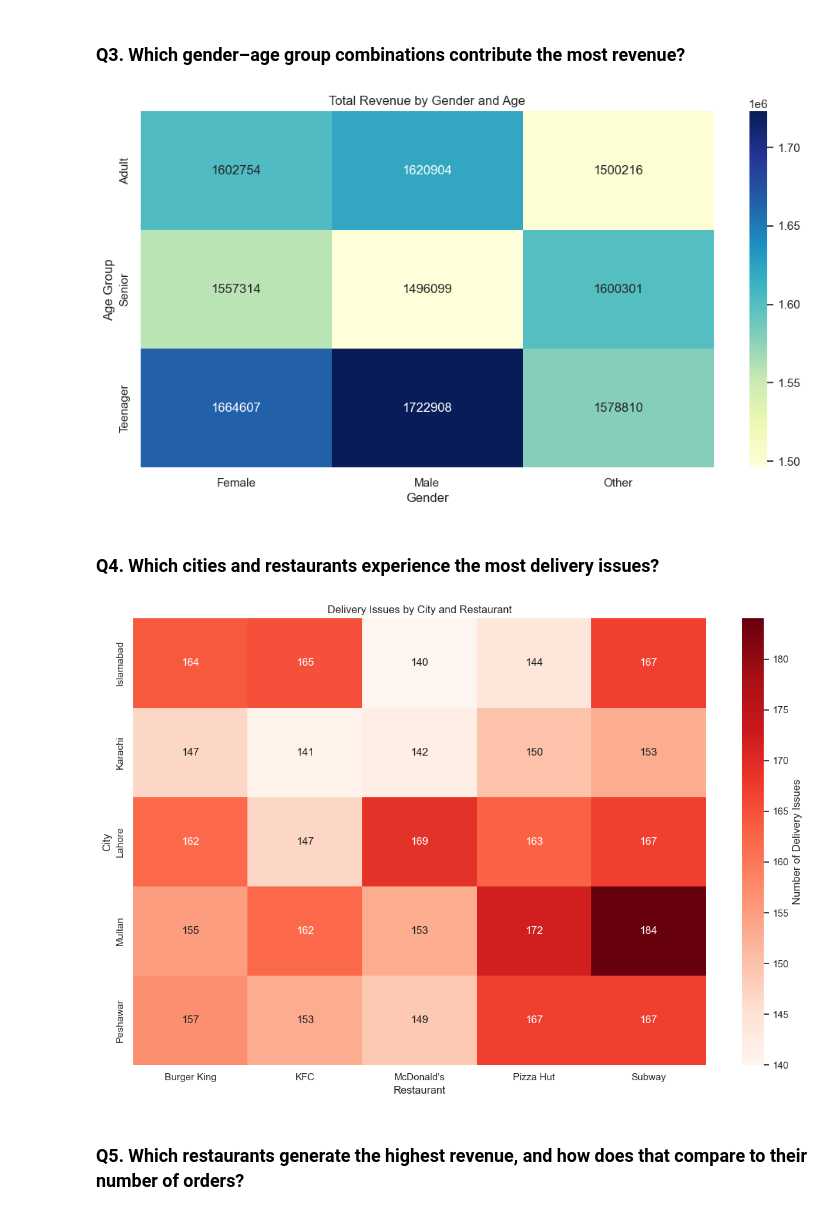
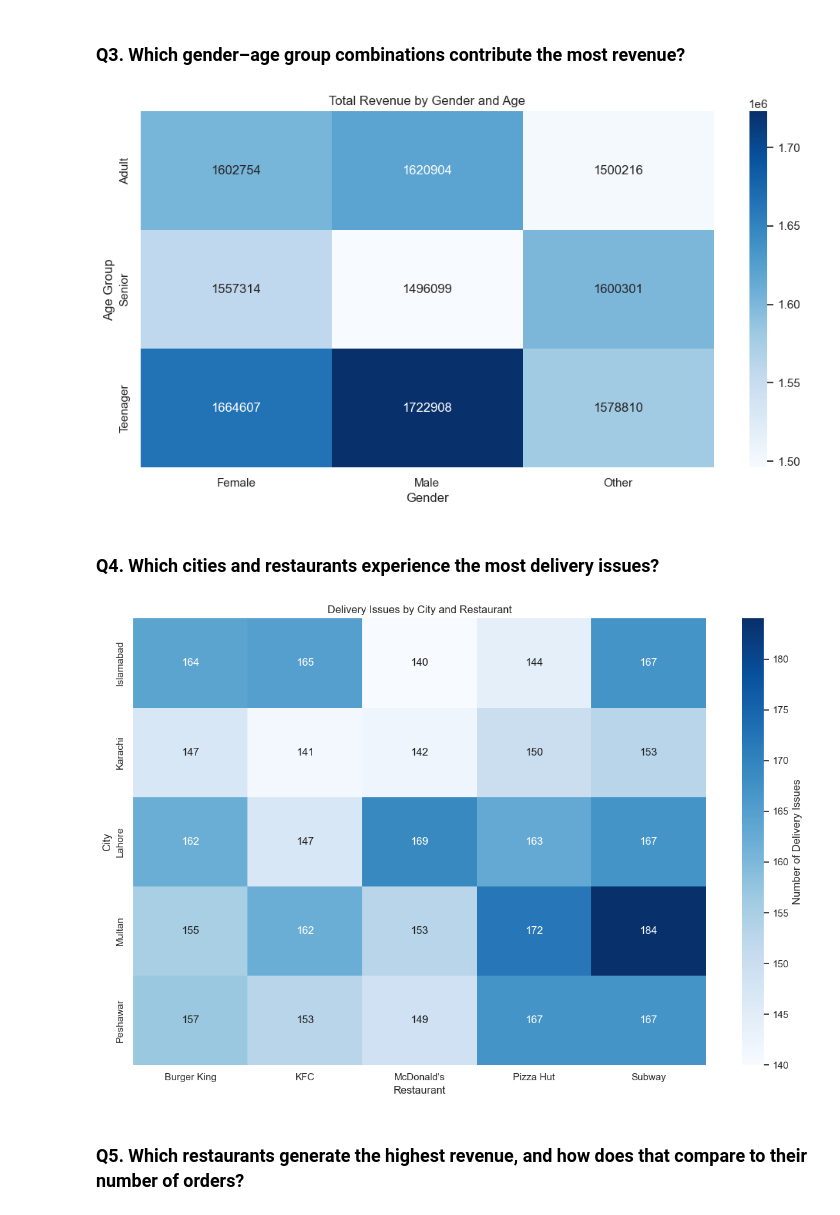
Before and after one commit to jocelynlohpei/FoodPanda_Delivery_Analysis, a Jupyter notebook: foodpanda_analysis.ipynb, the cells around one changed output. Drawn from its saved outputs; the diff is of its cells as text; code cells hidden in the pictures.

Commit message:
added plots

```diff
--- a/foodpanda_analysis.ipynb
+++ b/foodpanda_analysis.ipynb
@@ -81,10 +81,10 @@ y = monthly_orders.values
 m, b = np.polyfit(x, y, 1)
 
 #create graph
-sns.set_theme(palette="Dark2")
+sns.set_theme(palette="deep")
 plt.figure(figsize=(12,6))
 plt.plot(monthly_orders.index.astype(str), y, marker='o', label='Monthly Orders')
-plt.plot(monthly_orders.index.astype(str), m*x + b, color='red', linestyle='--', linewidth=2)
+plt.plot(monthly_orders.index.astype(str), m*x + b, color='darkorange', linestyle='--', linewidth=2)
 plt.title("Monthly Orders Over Time")
 plt.xlabel("Month")
 plt.ylabel("Number of Orders")
@@ -126,38 +126,38 @@ pivot = df.pivot_table(
 
 #create graph
 plt.figure(figsize=(12,6))
-sns.heatmap(pivot, annot=True, fmt=".0f", cmap="YlGnBu")
+sns.heatmap(pivot, annot=True, fmt=".0f", cmap="Blues")
 plt.title("Total Revenue by Gender and Age")
 plt.xlabel("Gender")
 plt.ylabel("Age Group")
 plt.show()
 # %% [output]
-[figure, old version]
+[figure, new version]
 # %% [markdown]
 ### Q4. Which cities and restaurants experience the most delivery issues?
 # %%
 #data prep
 df['is_delayed'] = df['delivery_status'].apply(lambda x: 1 if x.lower() == 'delayed' else 0)
 df['is_cancelled'] = df['delivery_status'].apply(lambda x: 1 if x.lower() == 'cancelled' else 0)
 df['delivery_issues'] = df['is_delayed'] + df['is_cancelled']
 issues_pivot = df.pivot_table(
     index='city',
     columns='restaurant_name',
     values='delivery_issues',
     aggfunc='sum',
     fill_value=0
 )
 
 #create graph
 plt.figure(figsize=(12,8))
-sns.heatmap(issues_pivot, annot=True, fmt='d', cmap='Reds', cbar_kws={'label':'Number of Delivery Issues'})
+sns.heatmap(issues_pivot, annot=True, fmt='d', cmap='Blues', cbar_kws={'label':'Number of Delivery Issues'})
 plt.title("Delivery Issues by City and Restaurant")
 plt.xlabel("Restaurant")
 plt.ylabel("City")
 plt.tight_layout()
 plt.show()
 # %% [output]
-[figure, old version]
+[figure, new version]
 # %% [markdown]
 ### Q5. Which restaurants generate the highest revenue, and how does that compare to their number of orders?
 # %%
```
Also changed, not shown: parts of 3 cells of this notebook, 5 other files.
